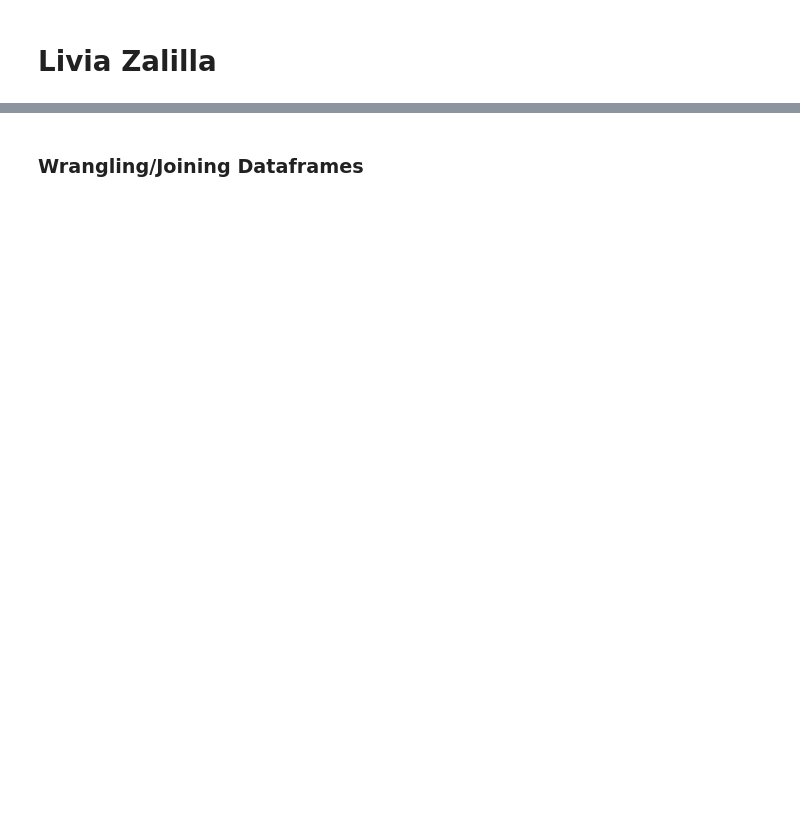
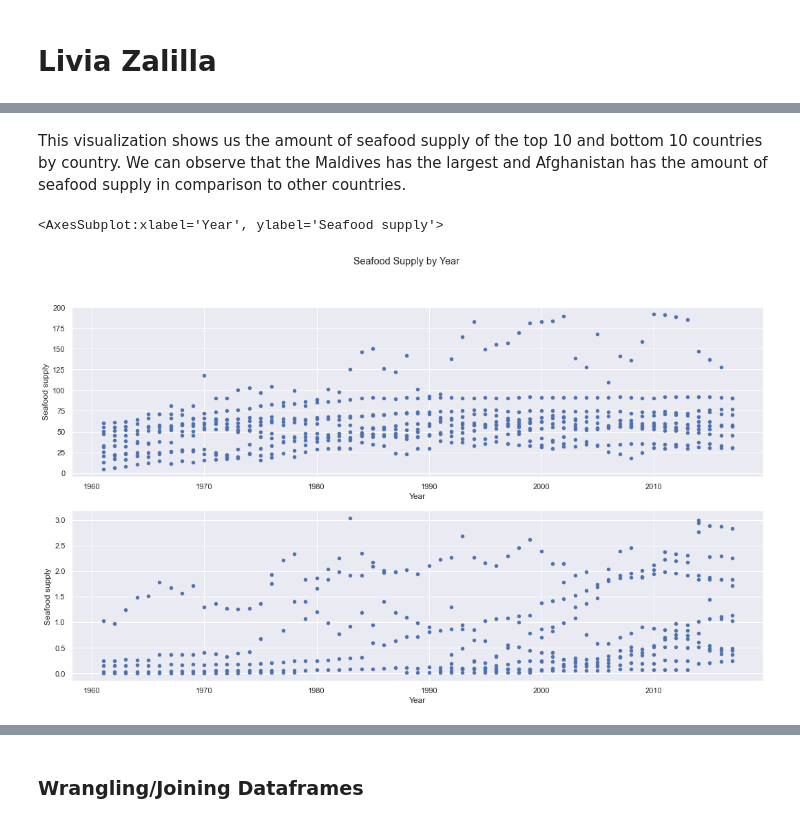
Before and after one commit to ubco-W2022T1-cosc301/project-group34, a Jupyter notebook: notebooks/livia.ipynb, the cells around one changed output, grey strips where cells are left out. Drawn from its saved outputs; the diff is of its cells as text; code cells hidden in the pictures; blank space fills up the shorter version.

```diff
--- a/notebooks/livia.ipynb
+++ b/notebooks/livia.ipynb
@@ -199,0 +314,5 @@ df5_cleaned.head()
+# %%
+#Renaming columns
+
+df2_rename = df2_cleaned.rename(columns={'Entity': 'Country', 'Fish, Seafood- Food supply quantity (kg/capita/yr) (FAO, 2020)': 'Seafood supply'})
+df2_rename
@@ -199,0 +333,5 @@ df5_cleaned.head()
+# %%
+#Sorting values
+
+df2_sort = df2_rename.sort_values(by=['Seafood supply'], ascending = False)
+df2_sort
@@ -199,0 +372,4 @@ df5_cleaned.head()
+# %%
+df2_t = df2_sort.loc[df2_sort.apply(lambda x: x.Country in ['Maldives', 'Iceland', 'Kiribati', 'Hong Kong', 'Japan',
+       'Portugal', 'Macao', 'Malaysia', 'Solomon Islands', 'Guyana'], axis=1)]
+df2_t
@@ -199,0 +390,5 @@ df5_cleaned.head()
+# %%
+df2_b = df2_sort.loc[df2_sort.apply(lambda x: x.Country in ['Lesotho',
+       'Kyrgyzstan', 'Nepal', 'Pakistan', 'Uzbekistan', 'Mongolia',
+       'Sudan', 'Tajikistan', 'Ethiopia', 'Afghanistan'], axis=1)]
+df2_b
@@ -199,0 +415,10 @@ df5_cleaned.head()
+# %% [markdown]
+This visualization shows us the amount of seafood supply of the top 10 and bottom 10 countries by country. We can observe that the Maldives has the largest and Afghanistan has the amount of seafood supply in comparison to other countries.
+# %%
+fig, axes = plt.subplots(2, 1, figsize=(18, 10))
+fig.suptitle('Seafood Supply by Year')
+df2_t.plot(ax=axes[0], kind='scatter', x='Year', y='Seafood supply')
+df2_b.plot(ax=axes[1], kind='scatter', x='Year', y='Seafood supply')
+# %% [output]
+<AxesSubplot:xlabel='Year', ylabel='Seafood supply'>
+[figure, added]
```
Also changed, not shown: parts of 87 cells of this notebook, 2 other files.
